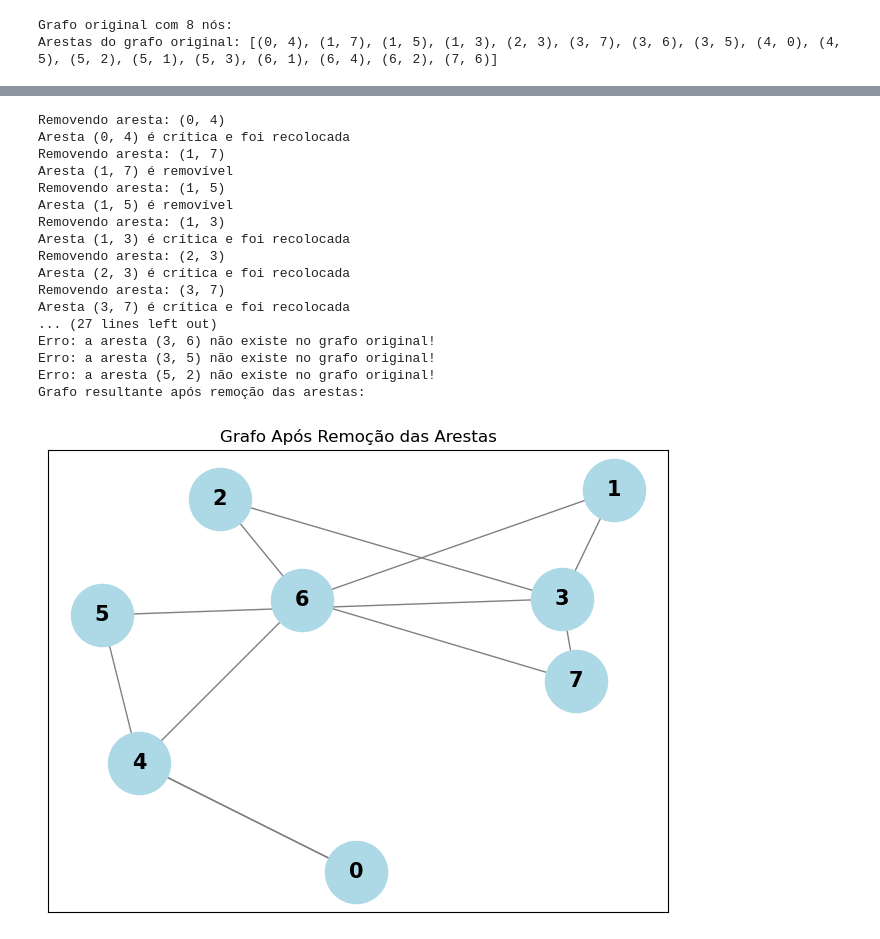
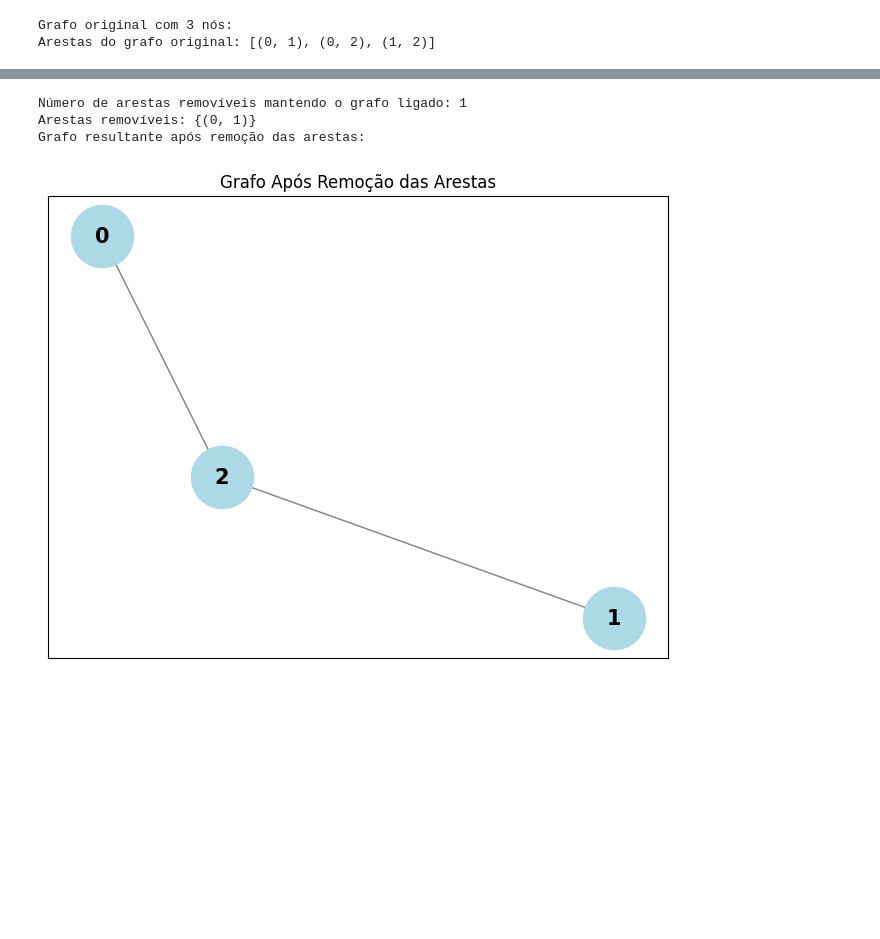
Before and after one commit to diogocsilva12/LC, a Jupyter notebook: TP1/TP2_EX2.ipynb, the cells around one changed output, grey strips where cells are left out. Drawn from its saved outputs; the diff is of its cells as text; code cells hidden in the pictures; blank space fills up the shorter version.

```diff
--- a/TP1/TP2_EX2.ipynb
+++ b/TP1/TP2_EX2.ipynb
@@ -1,91 +1,74 @@
 # %%
+from IPython import get_ipython
+from IPython.display import display
 import networkx as nx
 import random
 import matplotlib.pyplot as plt
+from itertools import combinations
 
 def generate_strongly_connected_graph(N):
     while True:
-        G = nx.DiGraph()
+        G = nx.Graph()
 
         # Adicionar os nós
         G.add_nodes_from(range(N))
 
         # Conectar cada nó com 1 a 3 descendentes
         for node in G.nodes():
-            num_descendants = random.randint(1, 3)  # Número aleatório de descendentes
-            potential_descendants = [n for n in G.nodes() if n != node and not G.has_edge(node, n)]  # Evitar arestas reversas
+            num_descendants = random.randint(1, 3)
+            potential_descendants = [n for n in G.nodes() if n != node and not G.has_edge(node, n)]
 
             descendants = random.sample(potential_descendants, min(num_descendants, len(potential_descendants)))
 
             for descendant in descendants:
                 G.add_edge(node, descendant)
 
-        # Verificar se o grafo é fortemente conexo
-        if nx.is_strongly_connected(G):
+        if nx.is_connected(G):
             return G
 
 def find_max_removable_edges(G):
-    removable_edges = set()
-
-    # Verificar cada aresta do grafo
-    for edge in list(G.edges()):
-        G.remove_edge(*edge)  # Remover temporariamente a aresta
-        print(f"Removendo aresta: {edge}")
-
-        if nx.is_strongly_connected(G):
-            # Se o grafo continuar fortemente conectado, essa aresta é removível
-            removable_edges.add(edge)
-            print(f"Aresta {edge} é removível")
-        else:
-            # Se a aresta for crítica para manter o grafo conectado, recolocamos a aresta
-            G.add_edge(*edge)
-            print(f"Aresta {edge} é crítica e foi recolocada")
-
-    return removable_edges
+    max_removable_edges = set()
+    for i in range(len(G.edges()), 0, -1):
+      for edge_set in combinations(G.edges(), i):
+          G_temp = G.copy()
+          G_temp.remove_edges_from(edge_set)
+          if nx.is_connected(G_temp):
+              return set(edge_set)
+    return max_removable_edges
 
 def plot_graph(G, title):
-    pos = nx.spring_layout(G)  # Layout para a visualização
+    pos = nx.spring_layout(G)
     plt.figure(figsize=(8, 6))
 
-    # Desenhar os nós
     nx.draw_networkx_nodes(G, pos, node_color='lightblue', node_size=2000)
-
-    # Desenhar as arestas com setas (direcionadas)
     nx.draw_networkx_edges(G, pos, edge_color='gray', arrows=True, arrowstyle='->', arrowsize=20)
-
-    # Desenhar os rótulos dos nós
     nx.draw_networkx_labels(G, pos, font_size=15, font_color='black', font_weight='bold')
 
     plt.title(title)
     plt.show()
 
-# Parte 1: Gerar o grafo
-N = random.randint(6    , 10)  # Número aleatório de nós entre 6 e 10
+
+N = random.randint(6, 10)
 G = generate_strongly_connected_graph(N)
 
-# Imprimir todas as arestas do grafo original
 print(f"Grafo original com {N} nós:")
 print(f"Arestas do grafo original: {list(G.edges())}")
 plot_graph(G, "Grafo Original")
 
-# Parte 2: Encontrar o maior número de arestas removíveis mantendo o grafo ligado
 removable_edges = find_max_removable_edges(G)
 
-# Parte 3: Criar um novo grafo sem as arestas removíveis
 G_result = G.copy()
 G_result.remove_edges_from(removable_edges)
 
-# Plotar os grafos
 print(f"Número de arestas removíveis mantendo o grafo ligado: {len(removable_edges)}")
 print(f"Arestas removíveis: {removable_edges}")
 
-# Certificar que as arestas removíveis existem no grafo original
 for edge in removable_edges:
     if not G.has_edge(*edge):
         print(f"Erro: a aresta {edge} não existe no grafo original!")
 
 print("Grafo resultante após remoção das arestas:")
-plot_graph(G_result, "Grafo Após Remoção das Arestas")
+plot_graph(G_result, "Grafo Após Remoção das Arestas") # Corrected line
 # %% [output]
-Grafo original com 8 nós:
-Arestas do grafo original: [(0, 4), (1, 7), (1, 5), (1, 3), (2, 3), (3, 7), (3, 6), (3, 5), (4, 0), (4, 5), (5, 2), (5, 1), (5, 3), (6, 1), (6, 4), (6, 2), (7, 6)]
+Grafo original com 3 nós:
+Arestas do grafo original: [(0, 1), (0, 2), (1, 2)]
@@ -93,18 +76,4 @@ Arestas do grafo original: [(0, 4), (1, 7), (1, 5), (1, 3), (2, 3), (3, 7), (3,
-Removendo aresta: (0, 4)
-Aresta (0, 4) é crítica e foi recolocada
-Removendo aresta: (1, 7)
-Aresta (1, 7) é removível
-Removendo aresta: (1, 5)
-Aresta (1, 5) é removível
-Removendo aresta: (1, 3)
-Aresta (1, 3) é crítica e foi recolocada
-Removendo aresta: (2, 3)
-Aresta (2, 3) é crítica e foi recolocada
-Removendo aresta: (3, 7)
-Aresta (3, 7) é crítica e foi recolocada
-... (27 lines left out)
-Erro: a aresta (3, 6) não existe no grafo original!
-Erro: a aresta (3, 5) não existe no grafo original!
-Erro: a aresta (5, 2) não existe no grafo original!
+Número de arestas removíveis mantendo o grafo ligado: 1
+Arestas removíveis: {(0, 1)}
 Grafo resultante após remoção das arestas:
-[figure, old version]
+[figure, new version]
```
Also changed, not shown: parts of 1 cell of this notebook, 2 other files.
